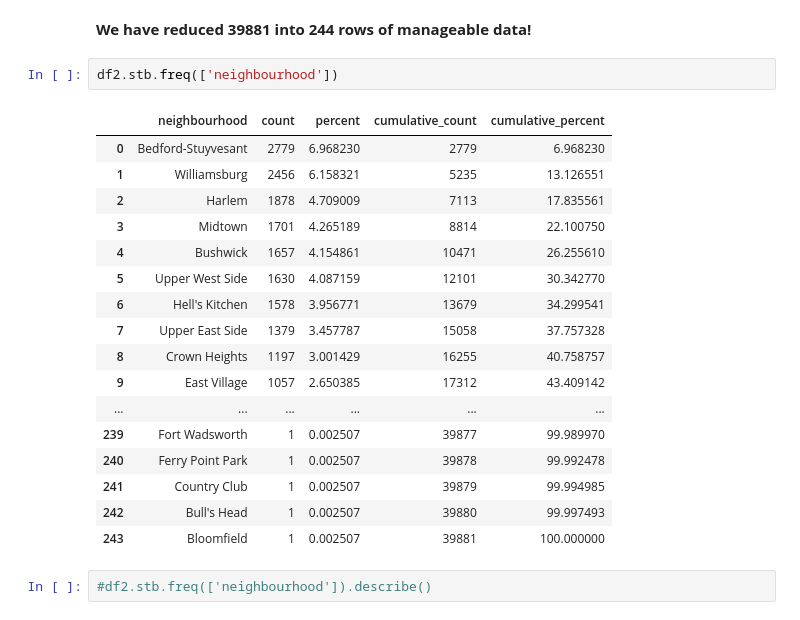
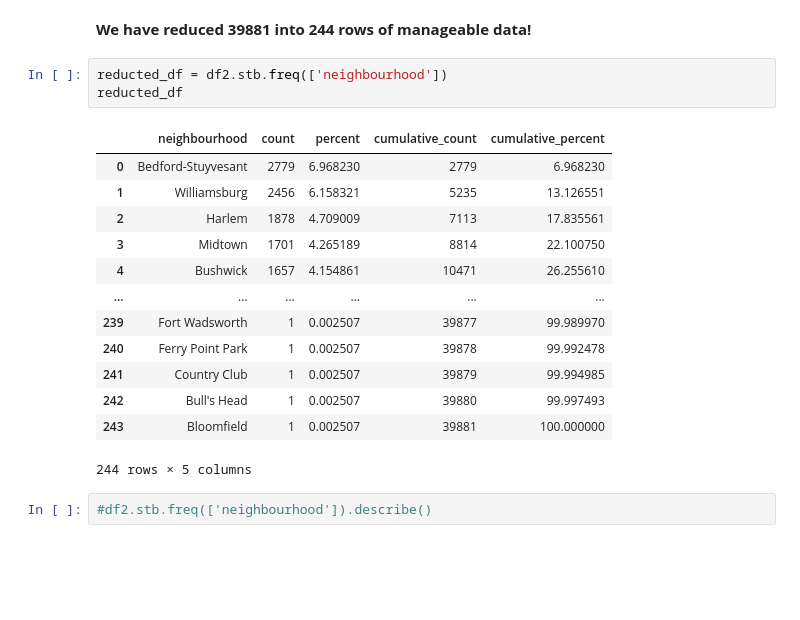
Before and after one commit to Naren1610/IST5520GrpProj, a Jupyter notebook: Milestone2_v2.ipynb, the cells around one changed output. Cells and saved outputs as stored; diff of their text form; blank space fills up the shorter version.

```diff
--- a/Milestone2_v2.ipynb
+++ b/Milestone2_v2.ipynb
@@ -157,25 +125,22 @@ memory usage: 3.8+ KB
 # %% [markdown]
 **We have reduced 39881 into 244 rows of manageable data!**
 # %%
-df2.stb.freq(['neighbourhood'])
+reducted_df = df2.stb.freq(['neighbourhood'])
+reducted_df
 # %% [output]
 |  | neighbourhood | count | percent | cumulative_count | cumulative_percent |
 | 0 | Bedford-Stuyvesant | 2779 | 6.968230 | 2779 | 6.968230 |
 | 1 | Williamsburg | 2456 | 6.158321 | 5235 | 13.126551 |
 | 2 | Harlem | 1878 | 4.709009 | 7113 | 17.835561 |
 | 3 | Midtown | 1701 | 4.265189 | 8814 | 22.100750 |
 | 4 | Bushwick | 1657 | 4.154861 | 10471 | 26.255610 |
-| 5 | Upper West Side | 1630 | 4.087159 | 12101 | 30.342770 |
-| 6 | Hell's Kitchen | 1578 | 3.956771 | 13679 | 34.299541 |
-| 7 | Upper East Side | 1379 | 3.457787 | 15058 | 37.757328 |
-| 8 | Crown Heights | 1197 | 3.001429 | 16255 | 40.758757 |
-| 9 | East Village | 1057 | 2.650385 | 17312 | 43.409142 |
 | ... | ... | ... | ... | ... | ... |
 | 239 | Fort Wadsworth | 1 | 0.002507 | 39877 | 99.989970 |
 | 240 | Ferry Point Park | 1 | 0.002507 | 39878 | 99.992478 |
 | 241 | Country Club | 1 | 0.002507 | 39879 | 99.994985 |
 | 242 | Bull's Head | 1 | 0.002507 | 39880 | 99.997493 |
 | 243 | Bloomfield | 1 | 0.002507 | 39881 | 100.000000 |
+244 rows × 5 columns
 # %%
 #df2.stb.freq(['neighbourhood']).describe()
 # %%
```
Also changed, not shown: parts of 10 cells of this notebook.
